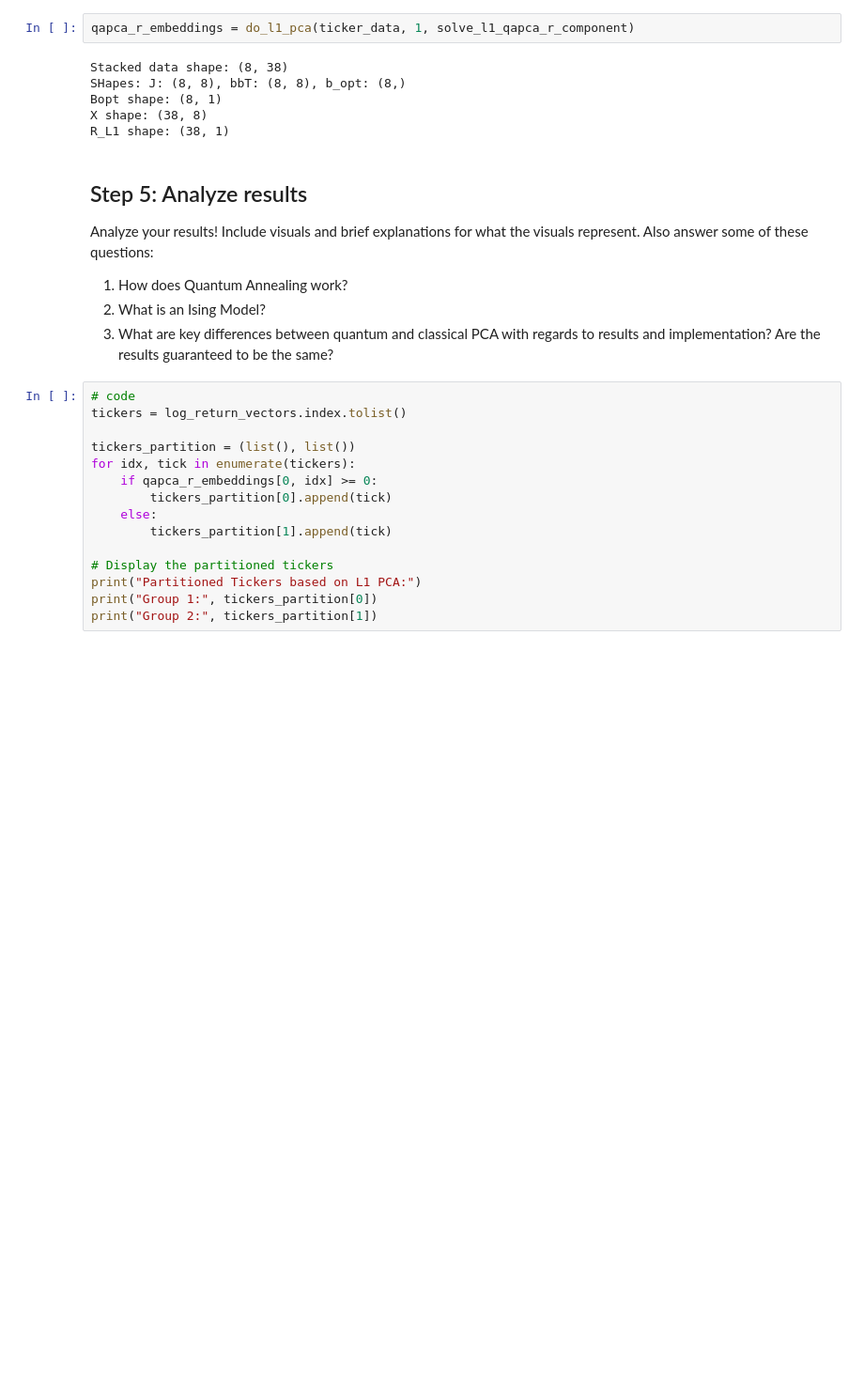
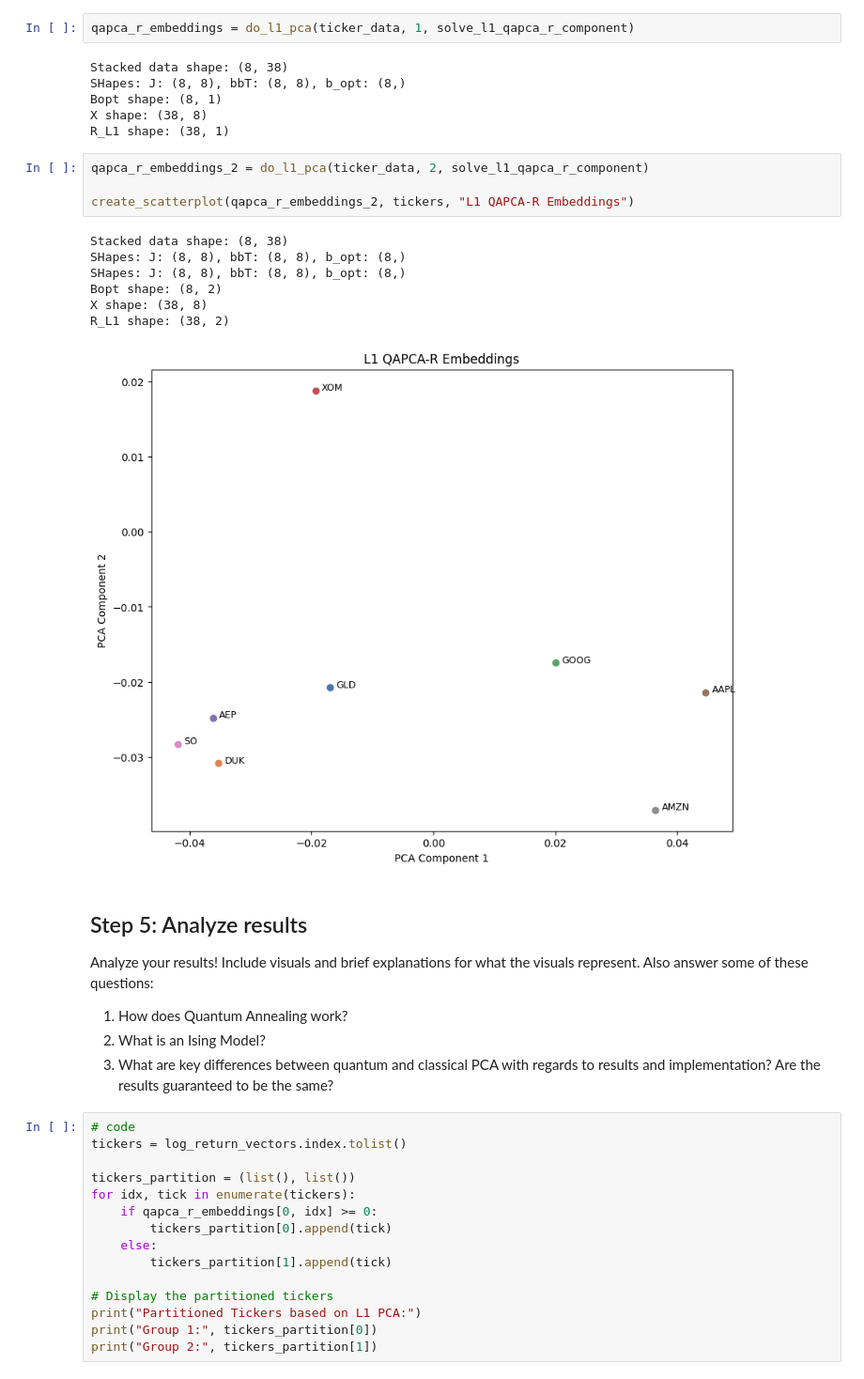
Before and after one commit to yubrajbhandari923/ShawCirclePrompt_QuantathonV2, a Jupyter notebook: shaw_circle_challenge.ipynb, the cells around one changed output. Shown: that part at 94% size. Drawn from its saved outputs; the diff is of its cells as text; blank space fills up the shorter version.

```diff
--- a/shaw_circle_challenge.ipynb
+++ b/shaw_circle_challenge.ipynb
@@ -334,6 +377,18 @@ SHapes: J: (8, 8), bbT: (8, 8), b_opt: (8,)
 Bopt shape: (8, 1)
 X shape: (38, 8)
 R_L1 shape: (38, 1)
+# %%
+qapca_r_embeddings_2 = do_l1_pca(ticker_data, 2, solve_l1_qapca_r_component)
+
+create_scatterplot(qapca_r_embeddings_2, tickers, "L1 QAPCA-R Embeddings")
+# %% [output]
+Stacked data shape: (8, 38)
+SHapes: J: (8, 8), bbT: (8, 8), b_opt: (8,)
+SHapes: J: (8, 8), bbT: (8, 8), b_opt: (8,)
+Bopt shape: (8, 2)
+X shape: (38, 8)
+R_L1 shape: (38, 2)
+[figure, added]
 # %% [markdown]
 ## Step 5: Analyze results
 Analyze your results! Include visuals and brief explanations for what the visuals represent. Also answer some of these questions:
```
Also changed, not shown: parts of 9 cells of this notebook, 4 other files.
